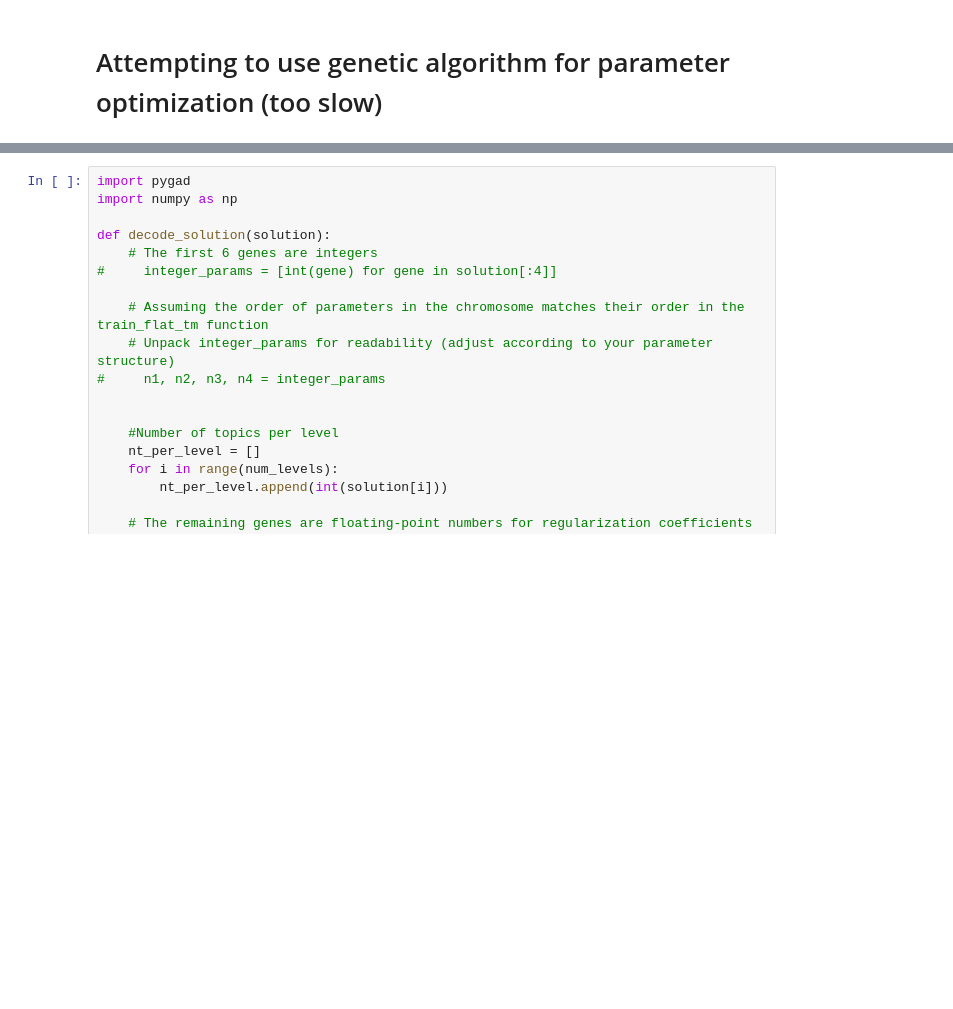
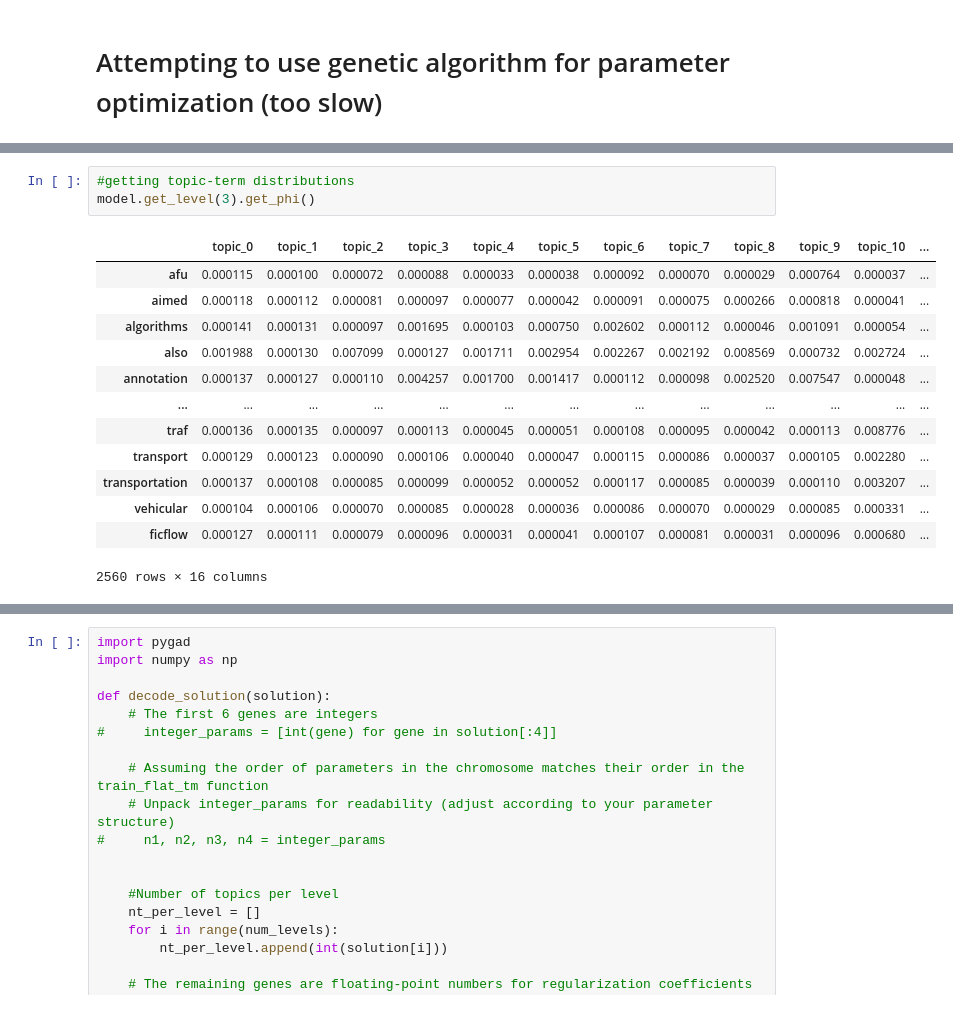
Before and after one commit to omegatro/MSC, a Jupyter notebook: sandboxes/BigARTM_experiments.ipynb, the cells around one changed output, grey strips where cells are left out. Saved outputs shown, nothing was run; the diff lists cells and outputs as text; blank space fills up the shorter version.

```diff
--- a/sandboxes/BigARTM_experiments.ipynb
+++ b/sandboxes/BigARTM_experiments.ipynb
@@ -1385,0 +1445,17 @@ topic_15:  ['news', 'sket', 'data', 'information', 'reports', 'pathology', 'onli
+# %%
+#getting topic-term distributions
+model.get_level(3).get_phi()
+# %% [output]
+|  | topic_0 | topic_1 | topic_2 | topic_3 | topic_4 | topic_5 | topic_6 | topic_7 | topic_8 | topic_9 | topic_10 | ... |
+| afu | 0.000115 | 0.000100 | 0.000072 | 0.000088 | 0.000033 | 0.000038 | 0.000092 | 0.000070 | 0.000029 | 0.000764 | 0.000037 | ... |
+| aimed | 0.000118 | 0.000112 | 0.000081 | 0.000097 | 0.000077 | 0.000042 | 0.000091 | 0.000075 | 0.000266 | 0.000818 | 0.000041 | ... |
+| algorithms | 0.000141 | 0.000131 | 0.000097 | 0.001695 | 0.000103 | 0.000750 | 0.002602 | 0.000112 | 0.000046 | 0.001091 | 0.000054 | ... |
+| also | 0.001988 | 0.000130 | 0.007099 | 0.000127 | 0.001711 | 0.002954 | 0.002267 | 0.002192 | 0.008569 | 0.000732 | 0.002724 | ... |
+| annotation | 0.000137 | 0.000127 | 0.000110 | 0.004257 | 0.001700 | 0.001417 | 0.000112 | 0.000098 | 0.002520 | 0.007547 | 0.000048 | ... |
+| ... | ... | ... | ... | ... | ... | ... | ... | ... | ... | ... | ... | ... |
+| traf | 0.000136 | 0.000135 | 0.000097 | 0.000113 | 0.000045 | 0.000051 | 0.000108 | 0.000095 | 0.000042 | 0.000113 | 0.008776 | ... |
+| transport | 0.000129 | 0.000123 | 0.000090 | 0.000106 | 0.000040 | 0.000047 | 0.000115 | 0.000086 | 0.000037 | 0.000105 | 0.002280 | ... |
+| transportation | 0.000137 | 0.000108 | 0.000085 | 0.000099 | 0.000052 | 0.000052 | 0.000117 | 0.000085 | 0.000039 | 0.000110 | 0.003207 | ... |
+| vehicular | 0.000104 | 0.000106 | 0.000070 | 0.000085 | 0.000028 | 0.000036 | 0.000086 | 0.000070 | 0.000029 | 0.000085 | 0.000331 | ... |
+| ﬁcﬂow | 0.000127 | 0.000111 | 0.000079 | 0.000096 | 0.000031 | 0.000041 | 0.000107 | 0.000081 | 0.000031 | 0.000096 | 0.000680 | ... |
+2560 rows × 16 columns
```
Also changed, not shown: parts of 17 cells of this notebook.
